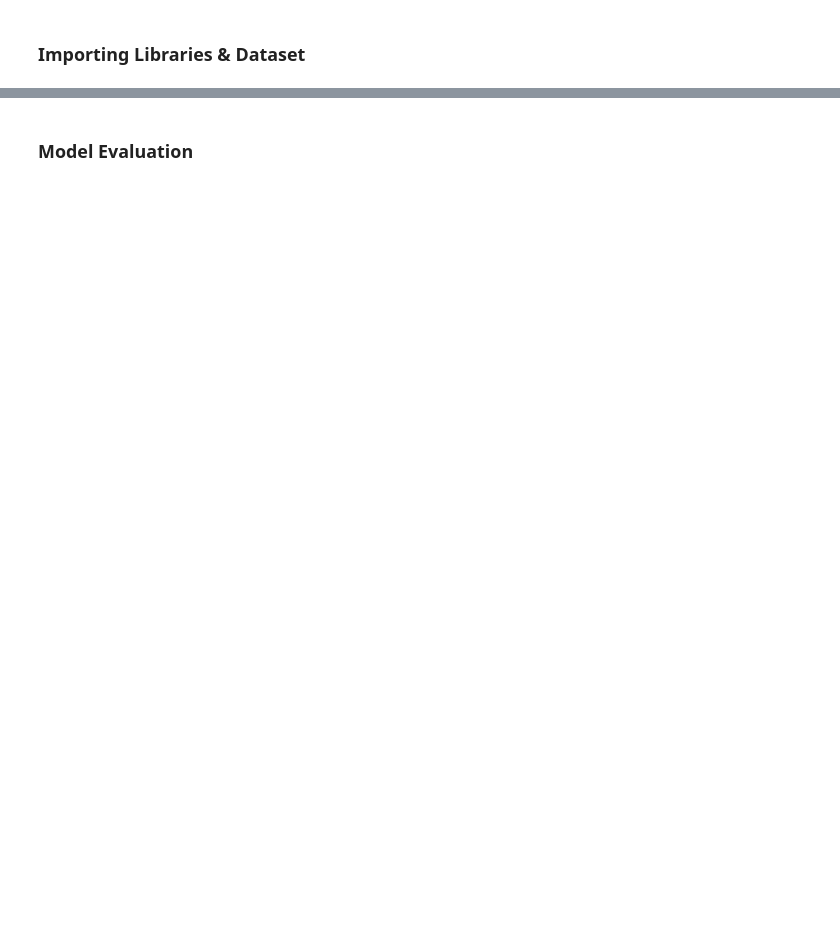
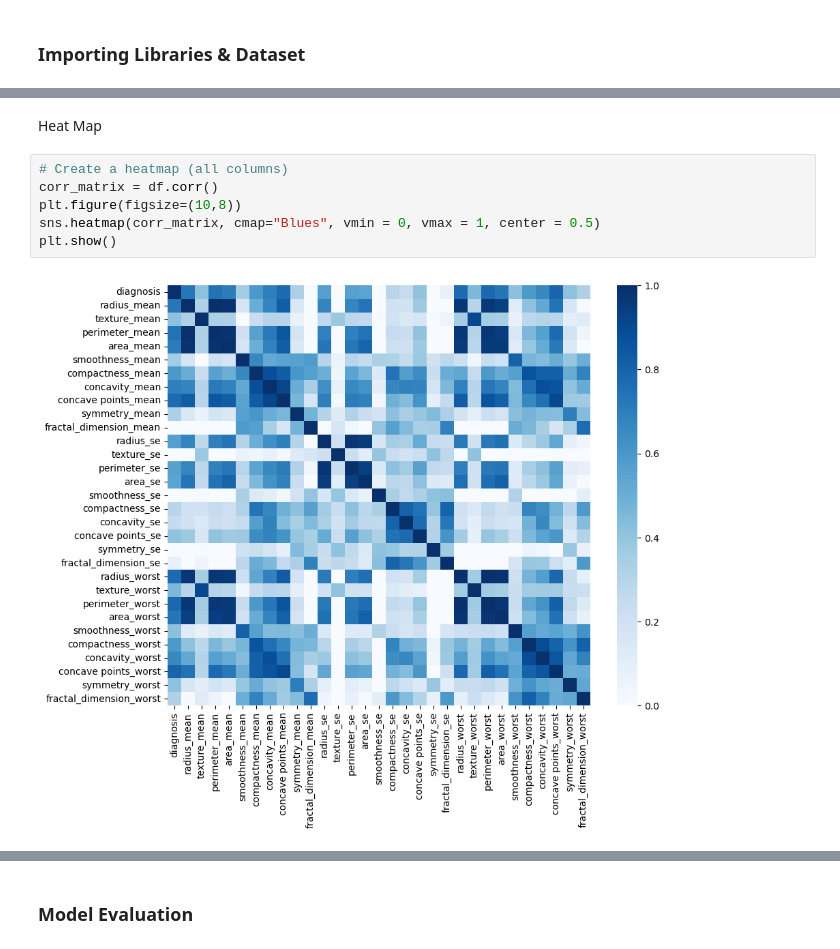
Before and after one commit to hzhou02/DS3000-Group13, a Jupyter notebook: BCproject.ipynb, the cells around one changed output, grey strips where cells are left out. Saved outputs shown, nothing was run; the diff lists cells and outputs as text; blank space fills up the shorter version.

```diff
--- a/BCproject.ipynb
+++ b/BCproject.ipynb
@@ -549,0 +190,10 @@ run_simulation(Xtrain,ytrain,Xtest,ytest)
+# %% [markdown]
+Heat Map
+# %%
+# Create a heatmap (all columns)
+corr_matrix = df.corr()
+plt.figure(figsize=(10,8))
+sns.heatmap(corr_matrix, cmap="Blues", vmin = 0, vmax = 1, center = 0.5)
+plt.show()
+# %% [output]
+[figure, added]
```
Also changed, not shown: parts of 68 cells of this notebook.
